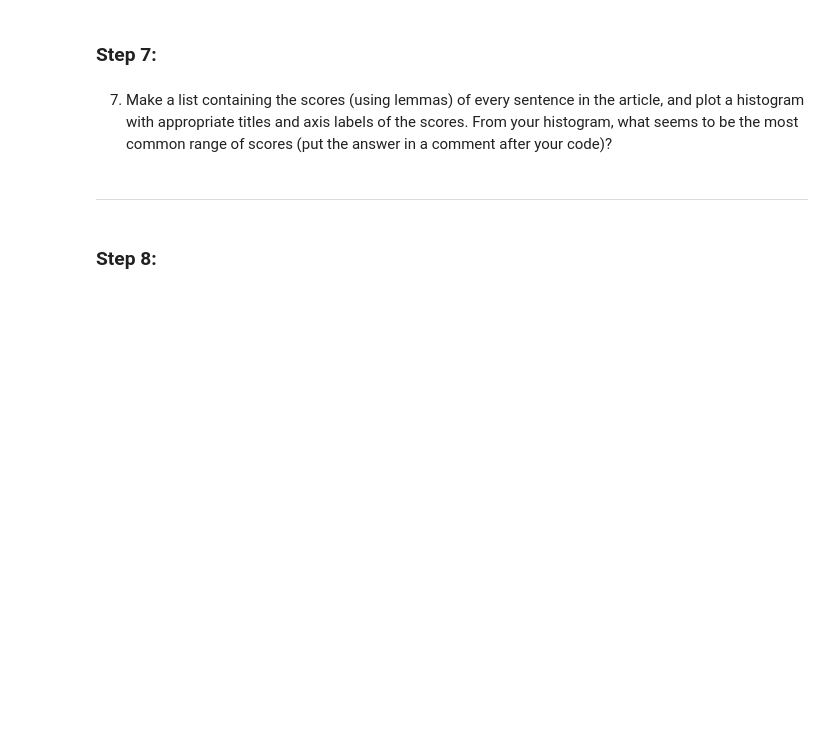
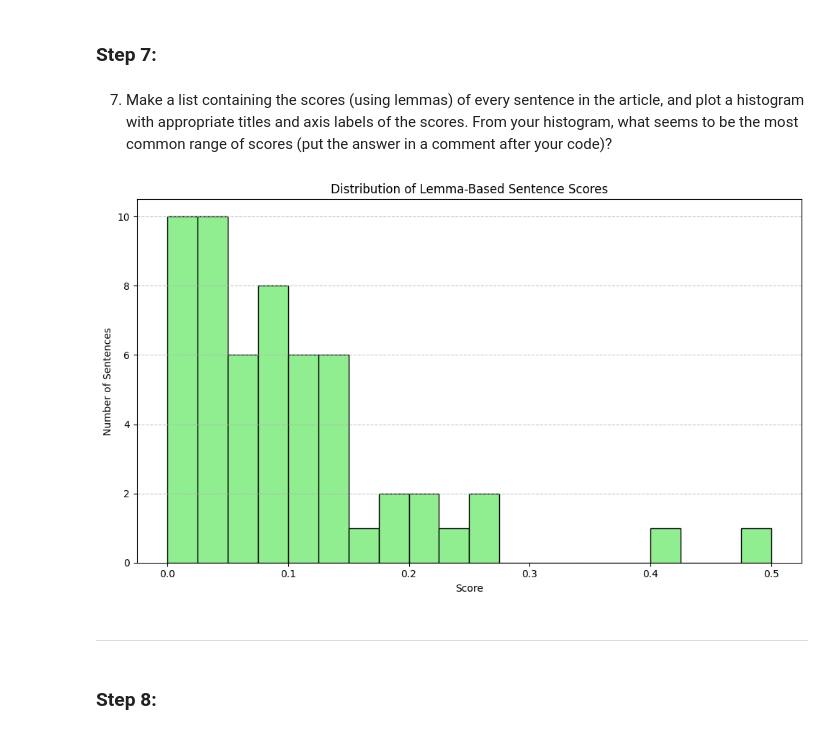
Before and after one commit to SchroderJ-pixel/620-mod6-web-scraping, a Jupyter notebook: web-scraping.ipynb, the cells around one changed output. Drawn from its saved outputs; the diff is of its cells as text; code cells hidden in the pictures; blank space fills up the shorter version.

```diff
--- a/web-scraping.ipynb
+++ b/web-scraping.ipynb
@@ -173,6 +321,24 @@ You may find some of the code from the in class notes useful; feel free to use m
 ### Step 7:
 # %% [markdown]
 7. Make a list containing the scores (using lemmas) of every sentence in the article, and plot a histogram with appropriate titles and axis labels of the scores.  From your histogram, what seems to be the most common range of scores (put the answer in a comment after your code)?
+# %%
+# score each sentence using lemmas
+lemma_scores = [
+    score_sentence_by_lemma(sent.text, interesting_lemmas)
+    for sent in sentences
+]
+
+# plot a histogram of the lemma scores
+plt.figure(figsize=(10, 6))
+plt.hist(lemma_scores, bins=20, color='lightgreen', edgecolor='black')
+plt.title("Distribution of Lemma-Based Sentence Scores")
+plt.xlabel("Score")
+plt.ylabel("Number of Sentences")
+plt.grid(axis='y', linestyle='--', alpha=0.7)
+plt.tight_layout()
+plt.show()
+# %% [output]
+[figure, added]
 # %% [markdown]
 ---
 # %% [markdown]
```
Also changed, not shown: parts of 6 cells of this notebook.
